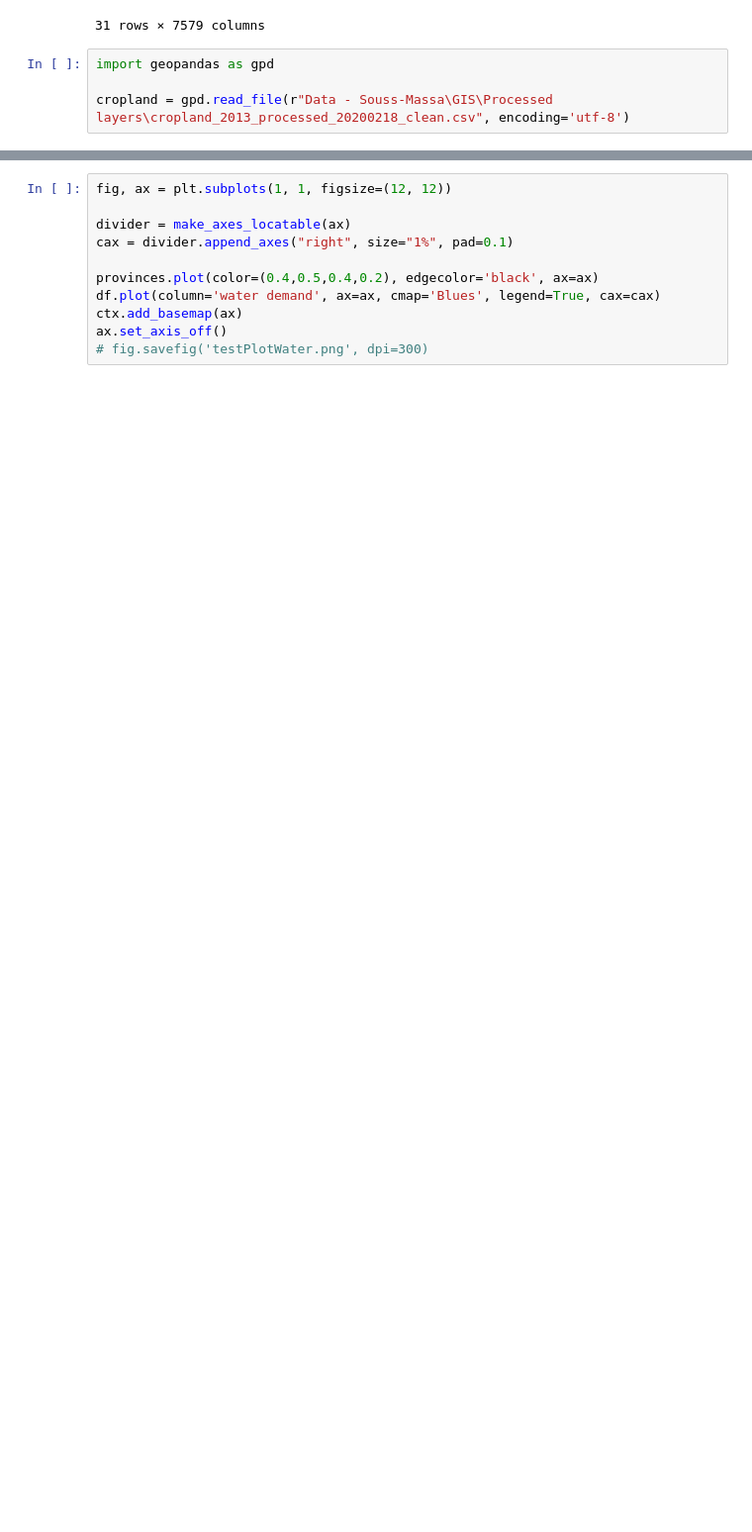
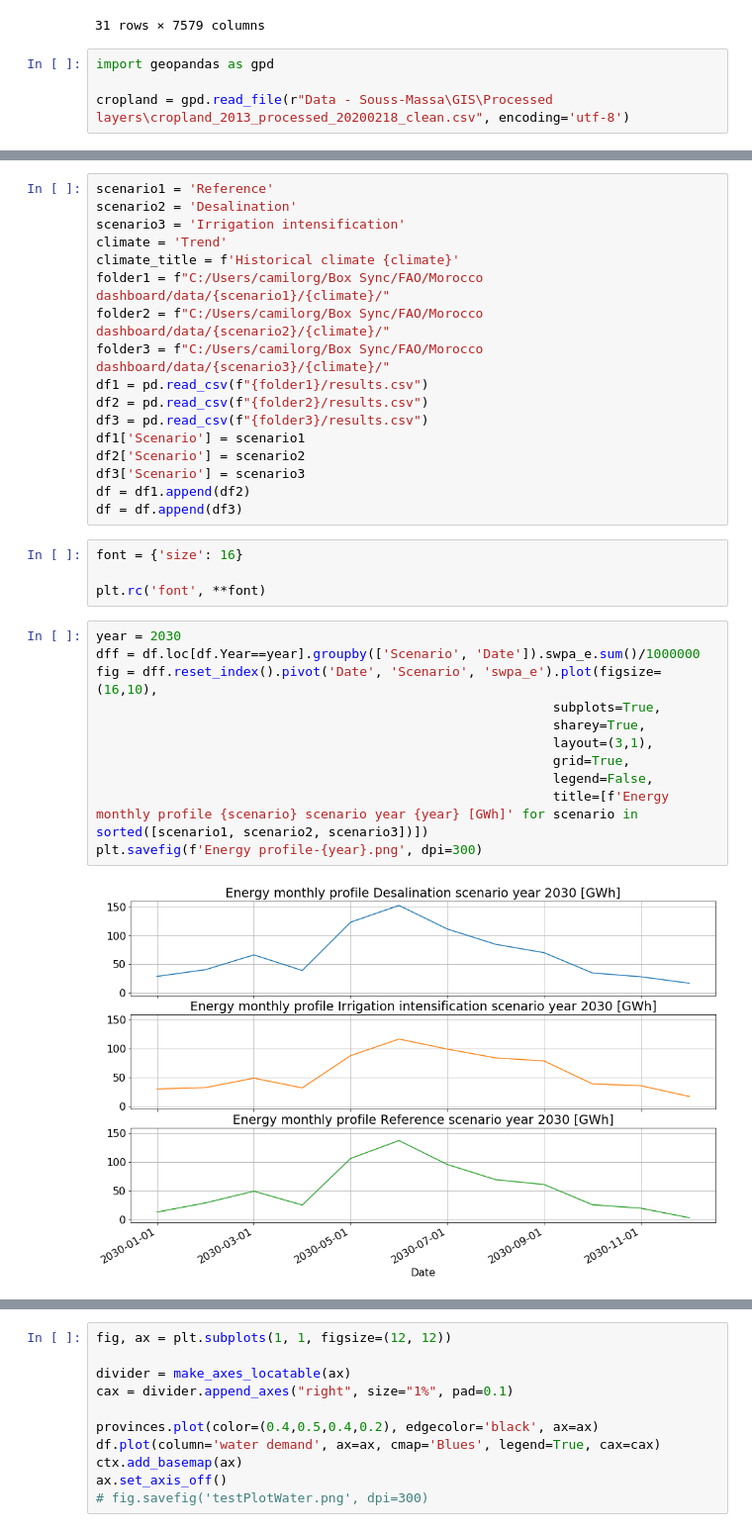
Before and after one commit to KTH-dESA/FAO, a Jupyter notebook: energy_demand_runner-Souss-Massa all scenarios.ipynb, the cells around one changed output, grey strips where cells are left out. Shown at 99% size. Cells and saved outputs as stored; diff of their text form; blank space fills up the shorter version.

```diff
--- a/energy_demand_runner-Souss-Massa all scenarios.ipynb
+++ b/energy_demand_runner-Souss-Massa all scenarios.ipynb
@@ -412,0 +440,34 @@ provinces.to_crs('epsg:3857', inplace=True)
+# %%
+scenario1 = 'Reference'
+scenario2 = 'Desalination'
+scenario3 = 'Irrigation intensification'
+climate = 'Trend'
+climate_title = f'Historical climate {climate}'
+folder1 = f"C:/Users/camilorg/Box Sync/FAO/Morocco dashboard/data/{scenario1}/{climate}/"
+folder2 = f"C:/Users/camilorg/Box Sync/FAO/Morocco dashboard/data/{scenario2}/{climate}/"
+folder3 = f"C:/Users/camilorg/Box Sync/FAO/Morocco dashboard/data/{scenario3}/{climate}/"
+df1 = pd.read_csv(f"{folder1}/results.csv")
+df2 = pd.read_csv(f"{folder2}/results.csv")
+df3 = pd.read_csv(f"{folder3}/results.csv")
+df1['Scenario'] = scenario1
+df2['Scenario'] = scenario2
+df3['Scenario'] = scenario3
+df = df1.append(df2)
+df = df.append(df3)
+# %%
+font = {'size': 16}
+
+plt.rc('font', **font)
+# %%
+year = 2030
+dff = df.loc[df.Year==year].groupby(['Scenario', 'Date']).swpa_e.sum()/1000000
+fig = dff.reset_index().pivot('Date', 'Scenario', 'swpa_e').plot(figsize=(16,10),
+                                                           subplots=True,
+                                                           sharey=True,
+                                                           layout=(3,1),
+                                                           grid=True,
+                                                           legend=False,
+                                                           title=[f'Energy monthly profile {scenario} scenario year {year} [GWh]' for scenario in sorted([scenario1, scenario2, scenario3])])
+plt.savefig(f'Energy profile-{year}.png', dpi=300)
+# %% [output]
+[figure, added]
```
Also changed, not shown: parts of 10 cells of this notebook, 3 other files.
